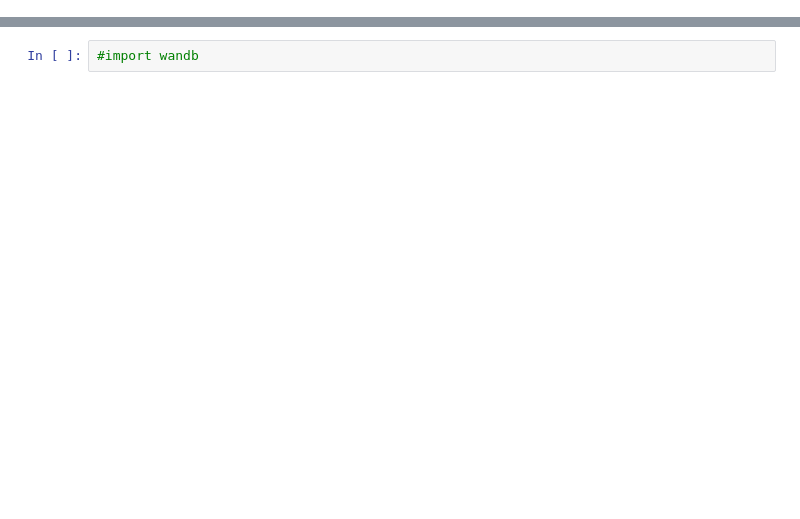
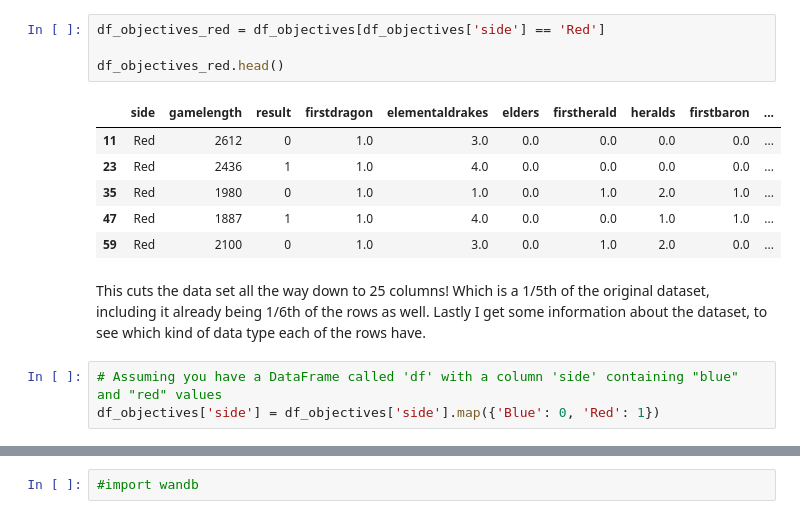
Before and after one commit to LukasGadeMEA20/ML-For-Beginners, a Jupyter notebook: MiniProject/MiniProject.ipynb, the cells around one changed output, grey strips where cells are left out. Cells and saved outputs as stored; diff of their text form; blank space fills up the shorter version.

```diff
--- a/MiniProject/MiniProject.ipynb
+++ b/MiniProject/MiniProject.ipynb
@@ -34,2 +85,18 @@ df.head()
+# %%
+df_objectives_red = df_objectives[df_objectives['side'] == 'Red']
+
+df_objectives_red.head()
+# %% [output]
+|  | side | gamelength | result | firstdragon | elementaldrakes | elders | firstherald | heralds | firstbaron | ... |
+| 11 | Red | 2612 | 0 | 1.0 | 3.0 | 0.0 | 0.0 | 0.0 | 0.0 | ... |
+| 23 | Red | 2436 | 1 | 1.0 | 4.0 | 0.0 | 0.0 | 0.0 | 0.0 | ... |
+| 35 | Red | 1980 | 0 | 1.0 | 1.0 | 0.0 | 1.0 | 2.0 | 1.0 | ... |
+| 47 | Red | 1887 | 1 | 1.0 | 4.0 | 0.0 | 0.0 | 1.0 | 1.0 | ... |
+| 59 | Red | 2100 | 0 | 1.0 | 3.0 | 0.0 | 1.0 | 2.0 | 0.0 | ... |
+# %% [markdown]
+This cuts the data set all the way down to 25 columns! Which is a 1/5th of the original dataset, including it already being 1/6th of the rows as well. Lastly I get some information about the dataset, to see which kind of data type each of the rows have.
+# %%
+# Assuming you have a DataFrame called 'df' with a column 'side' containing "blue" and "red" values
+df_objectives['side'] = df_objectives['side'].map({'Blue': 0, 'Red': 1})
 # %%
 # Get information about the dataframe
```
Also changed, not shown: parts of 11 cells of this notebook.
